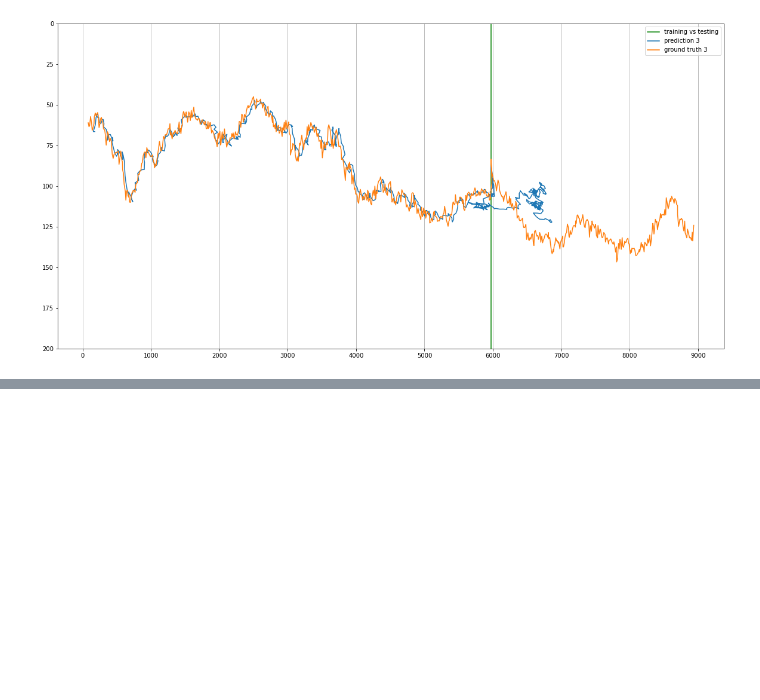
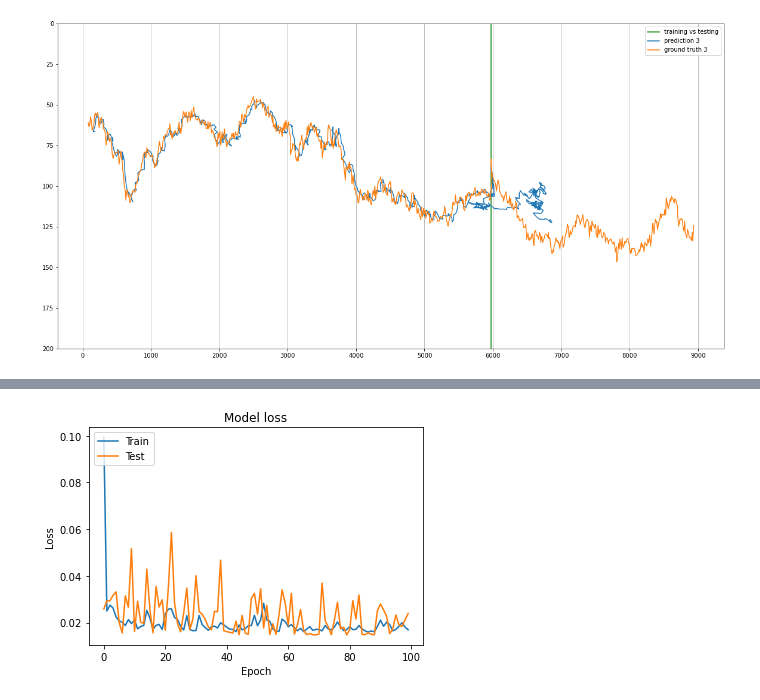
Before and after one commit to calvincbzhang/skyrmions-trajectory-prediction, a Jupyter notebook: rnn.ipynb, the cells around one changed output, grey strips where cells are left out. Cells and saved outputs as stored; diff of their text form; code cells hidden in the pictures; blank space fills up the shorter version.

```diff
--- a/rnn.ipynb
+++ b/rnn.ipynb
@@ -179,0 +211,7 @@ plot_prediction(data, pred_test_unscaled, pred_train_unscaled, ids=[3])
+# %%
+# split into train and test sets
+train_size = int(len(coordinates_scaled) * 0.67)
+test_size = len(coordinates_scaled) - train_size
+train, test = coordinates_scaled[0:train_size,:], coordinates_scaled[train_size:len(coordinates_scaled),:]
+print(f'Train length: {len(train)}')
+print(f'Test length: {len(test)}')
@@ -179,0 +221,19 @@ plot_prediction(data, pred_test_unscaled, pred_train_unscaled, ids=[3])
+# %%
+# choose a number of time steps
+n_steps = 5
+# convert into input/output
+X_train, y_train = split_sequences(train, n_steps)
+X_test, y_test = split_sequences(test, n_steps)
+# the dataset knows the number of features, e.g. 2
+n_features = X_train.shape[2]
+# %%
+# define model
+model = Sequential()
+model.add(SimpleRNN(128, activation='relu', return_sequences=True, input_shape=(n_steps, n_features)))
+model.add(SimpleRNN(512, activation='relu', return_sequences=True))
+model.add(SimpleRNN(128, activation='relu'))
+model.add(Dense(n_features))
+model.compile(optimizer='adam', loss='mae')
+# %%
+# fit model
+history = model.fit(X_train, y_train, validation_data = (X_test,y_test), epochs=100)
@@ -179,0 +258,10 @@ plot_prediction(data, pred_test_unscaled, pred_train_unscaled, ids=[3])
+# %%
+plt.plot(history.history['loss'])
+plt.plot(history.history['val_loss'])
+plt.title('Model loss')
+plt.ylabel('Loss')
+plt.xlabel('Epoch')
+plt.legend(['Train', 'Test'], loc='upper left')
+plt.show()
+# %% [output]
+[figure, added]
```
Also changed, not shown: parts of 13 cells of this notebook, 21 other files.
